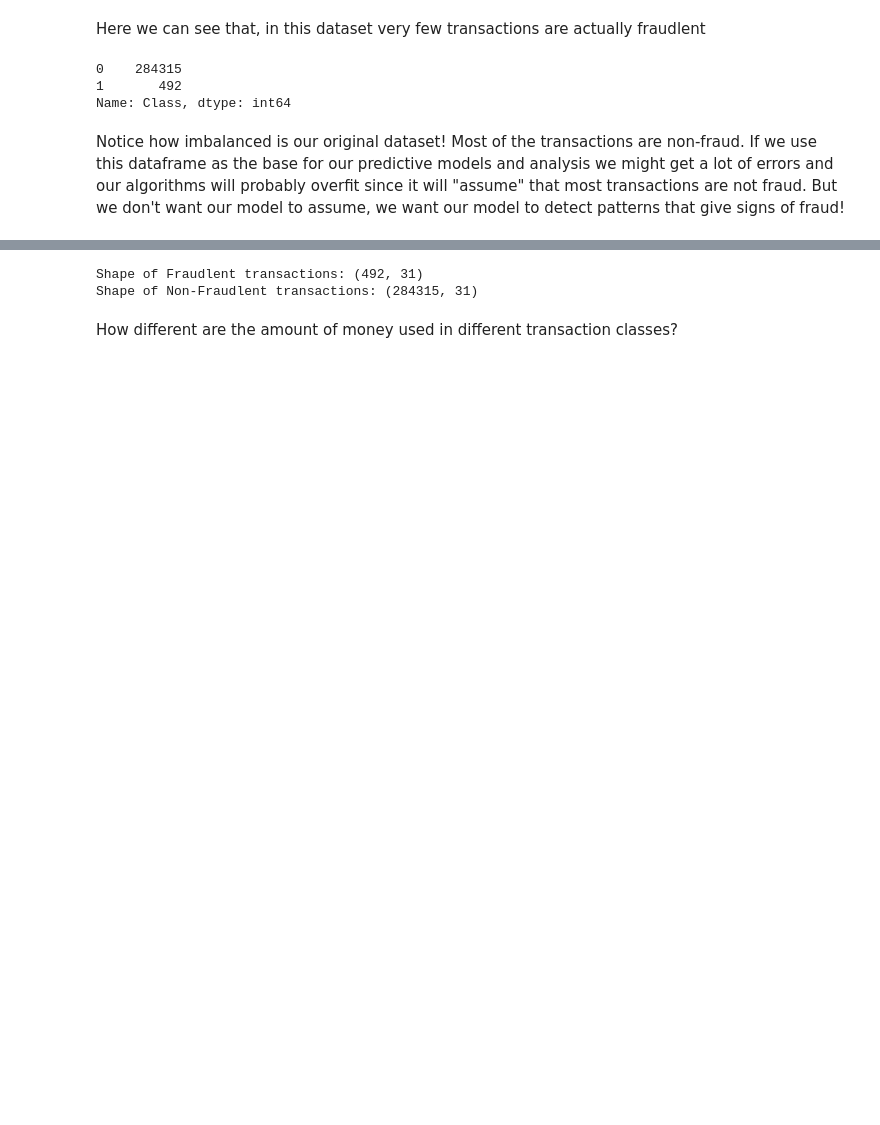
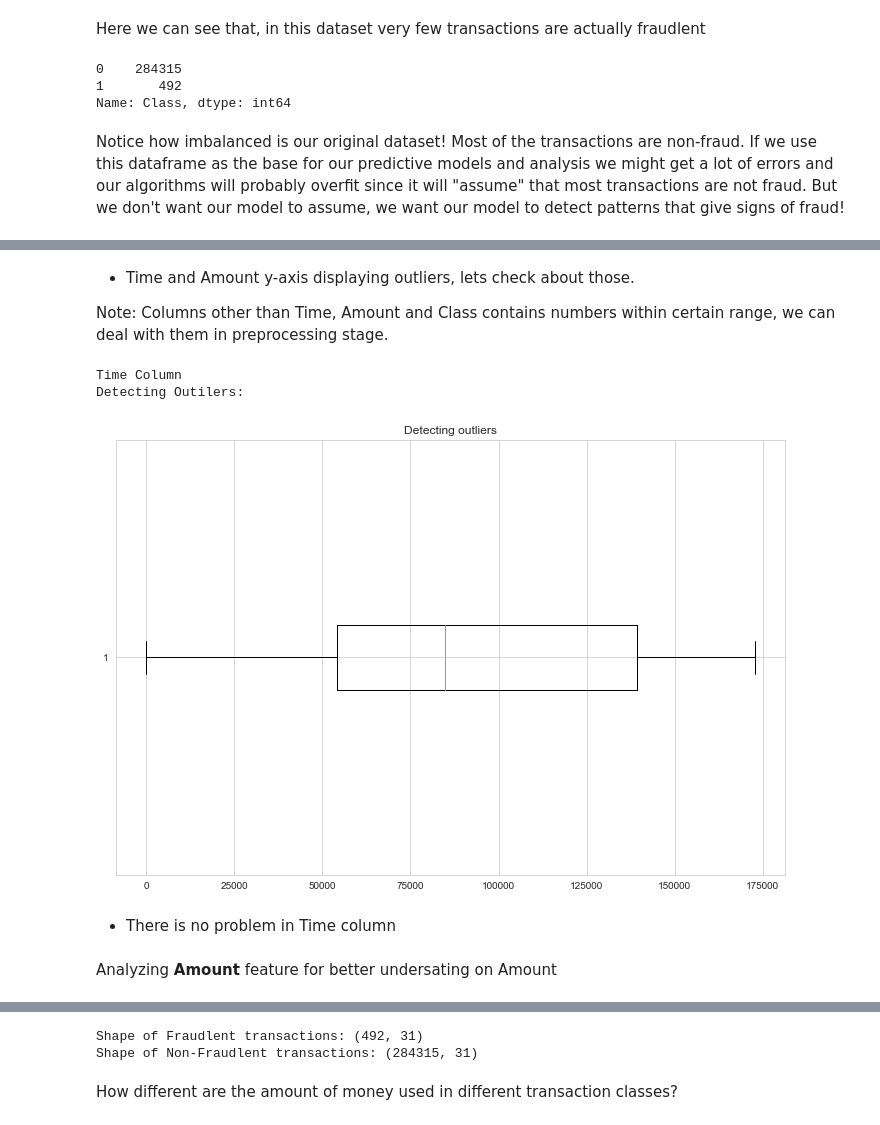
Before and after one commit to karan842/Data-Science-Projects, a Jupyter notebook: Credit Card Fraud Detection/credit-card-fraud-detection.ipynb, the cells around one changed output, grey strips where cells are left out. Cells and saved outputs as stored; diff of their text form; code cells hidden in the pictures; blank space fills up the shorter version.

```diff
--- a/Credit Card Fraud Detection/credit-card-fraud-detection.ipynb
+++ b/Credit Card Fraud Detection/credit-card-fraud-detection.ipynb
@@ -125,0 +187,22 @@ Notice how imbalanced is our original dataset! Most of the transactions are non-
+# %% [markdown]
+- Time and Amount y-axis displaying outliers, lets check about those.
+
+Note: Columns other than Time, Amount and Class contains numbers within certain range,  we can deal with them in preprocessing stage.
+# %%
+def box_out(df):
+    print("Detecting Outilers:\n ")
+    plt.figure(figsize=(12,8))
+    plt.boxplot(df, vert=False)
+    plt.title("Detecting outliers")
+    plt.show()
+
+print("Time Column")
+box_out(df['Time'])
+# %% [output]
+Time Column
+Detecting Outilers:
+[figure, added]
+# %% [markdown]
+- There is no problem in Time column
+# %% [markdown]
+ Analyzing **Amount** feature for better undersating on Amount
```
Also changed, not shown: parts of 38 cells of this notebook, 2 other files.
